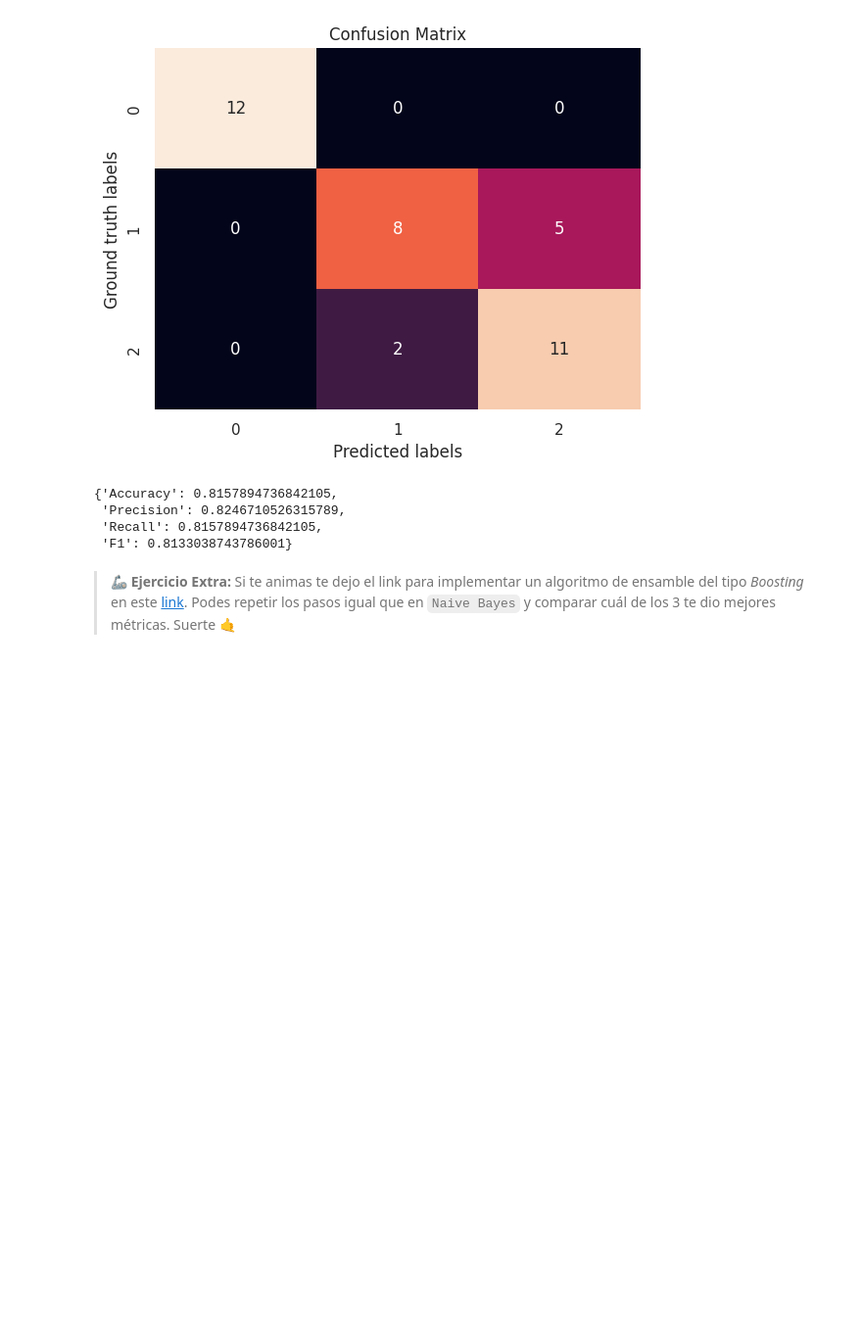
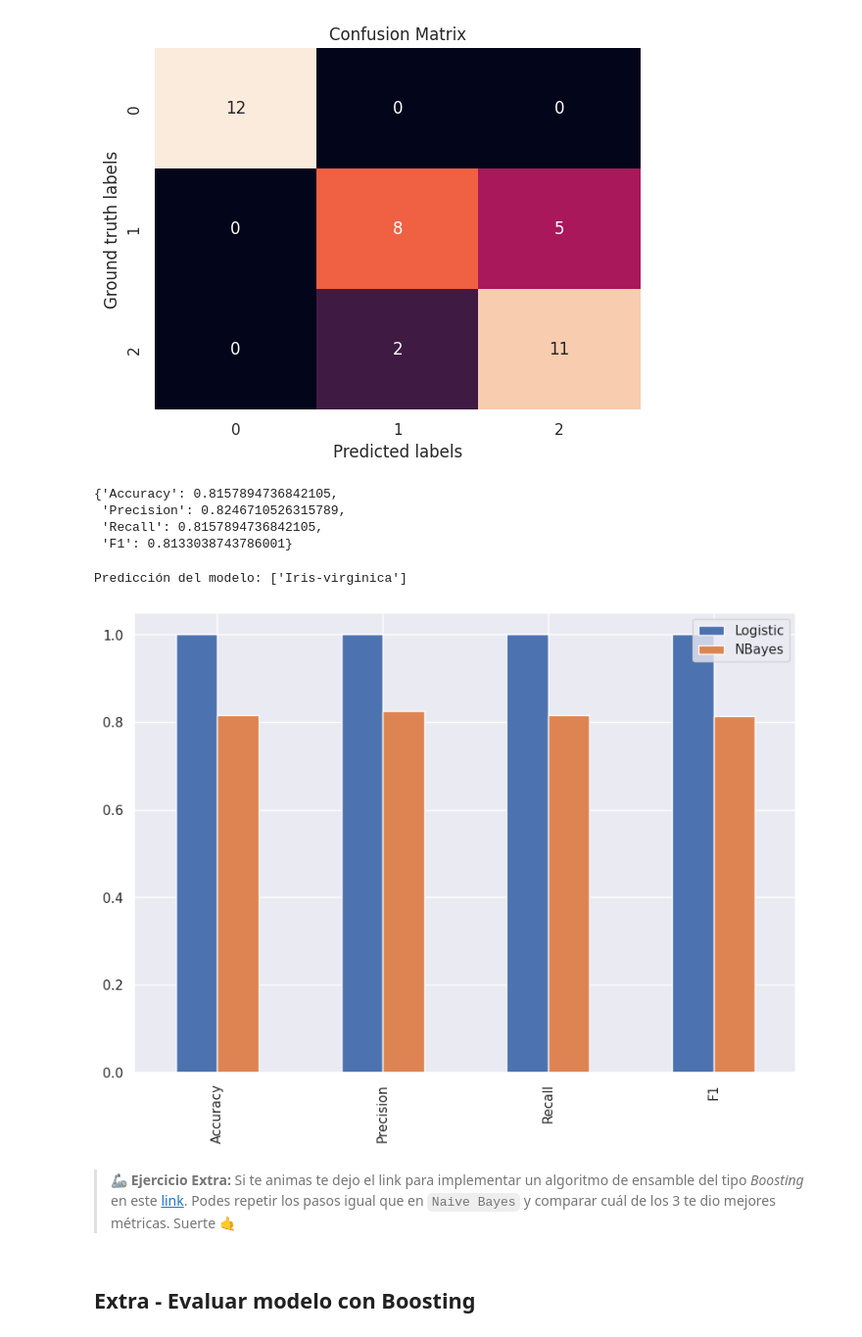
Before and after one commit to NKAmazing/Artificial-Intelligence, a Jupyter notebook: tps/tp3_nicolasmayoral_2023.ipynb, the cells around one changed output. Shown at 98% size. Drawn from its saved outputs; the diff is of its cells as text; code cells hidden in the pictures; blank space fills up the shorter version.

Commit message:
tp3 ended, boosting implemented

```diff
--- a/tps/tp3_nicolasmayoral_2023.ipynb
+++ b/tps/tp3_nicolasmayoral_2023.ipynb
@@ -320,5 +322,23 @@ naive_metrics
  'Precision': 0.8246710526315789,
  'Recall': 0.8157894736842105,
  'F1': 0.8133038743786001}
+# %%
+# Creamos datos nuevos
+X_prueba = np.array([[3.4, 1.9, 1.2, 0.3]]) # en el array tenemos: sepal_length,	sepal_width,	petal_length,	petal_width
+
+# Luego predecimos
+y_pred = model_naive.predict(X_prueba)
+
+# Observamos la salida
+print(f"Predicción del modelo: {y_pred}")
+# %% [output]
+Predicción del modelo: ['Iris-virginica']
+# %%
+import pandas as pd
+pd.DataFrame({"Logistic":logreg_metrics,"NBayes":naive_metrics}).plot(kind='bar',figsize=(10,7));
+# %% [output]
+[figure, added]
 # %% [markdown]
 > 🦾 **Ejercicio Extra:** Si te animas te dejo el link para implementar un algoritmo de ensamble del tipo *Boosting* en este [link](https://scikit-learn.org/stable/modules/generated/sklearn.ensemble.AdaBoostClassifier.html). Podes repetir los pasos igual que en `Naive Bayes` y comparar cuál de los 3 te dio mejores métricas. Suerte 🤙
+# %% [markdown]
+## Extra - Evaluar modelo con Boosting
```
Also changed, not shown: parts of 30 cells of this notebook.
